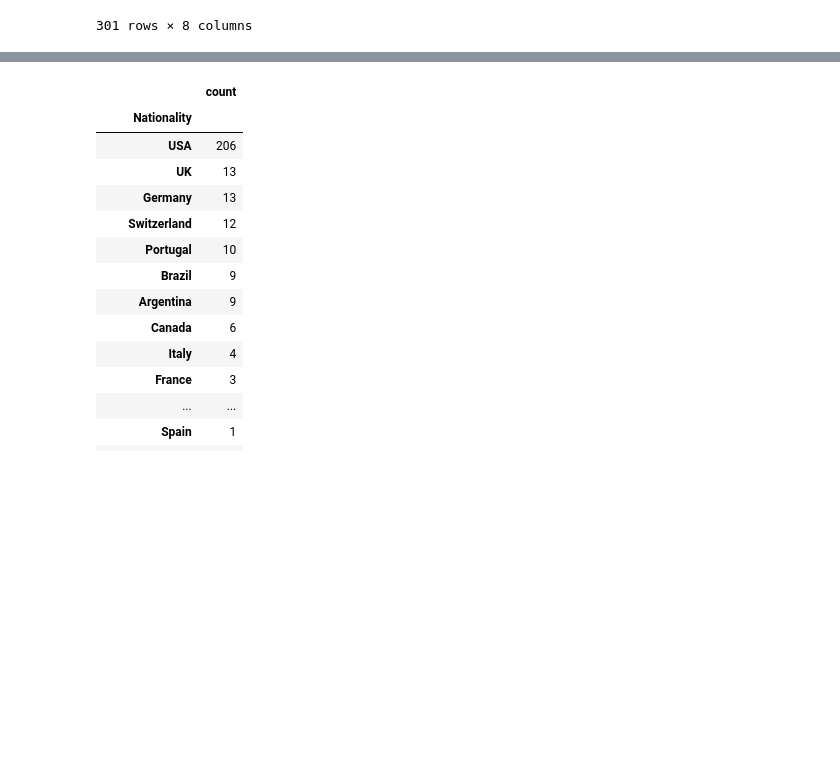
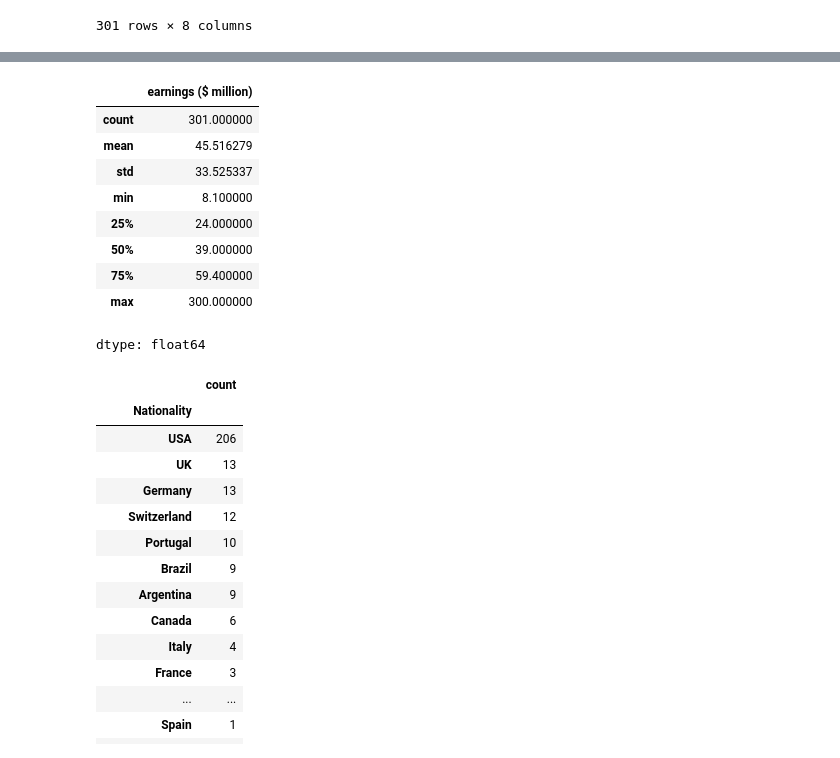
Before and after one commit to matiasCaileo/preprocesamiento-de-datos, a Jupyter notebook: Untitled0.ipynb, the cells around one changed output, grey strips where cells are left out. Cells and saved outputs as stored; diff of their text form; code cells hidden in the pictures; blank space fills up the shorter version.

```diff
--- a/Untitled0.ipynb
+++ b/Untitled0.ipynb
@@ -25,3 +39,16 @@ df
+# %%
+df['earnings ($ million)'].describe()
+# %% [output]
+|  | earnings ($ million) |
+| count | 301.000000 |
+| mean | 45.516279 |
+| std | 33.525337 |
+| min | 8.100000 |
+| 25% | 24.000000 |
+| 50% | 39.000000 |
+| 75% | 59.400000 |
+| max | 300.000000 |
+dtype: float64
 # %%
 nacionalidad = df['Nationality'].value_counts()
 display(nacionalidad)
```
Also changed, not shown: parts of 3 cells of this notebook.
